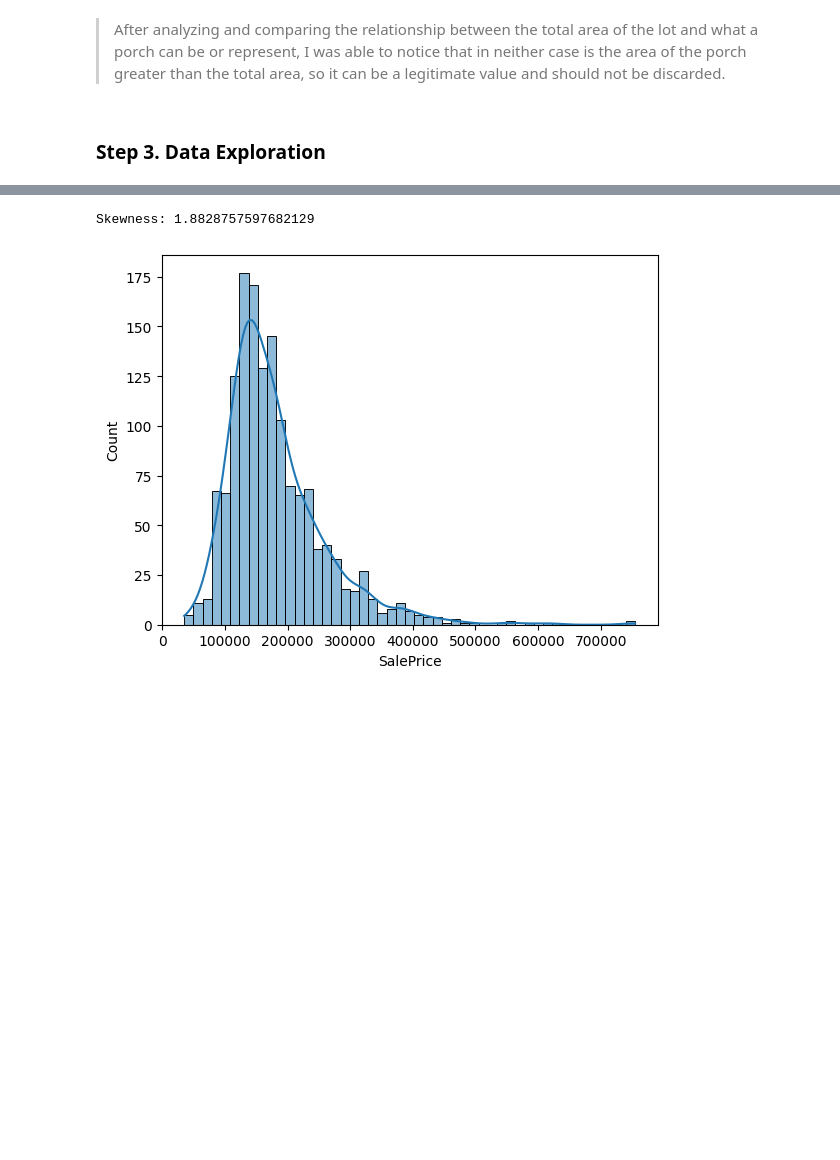
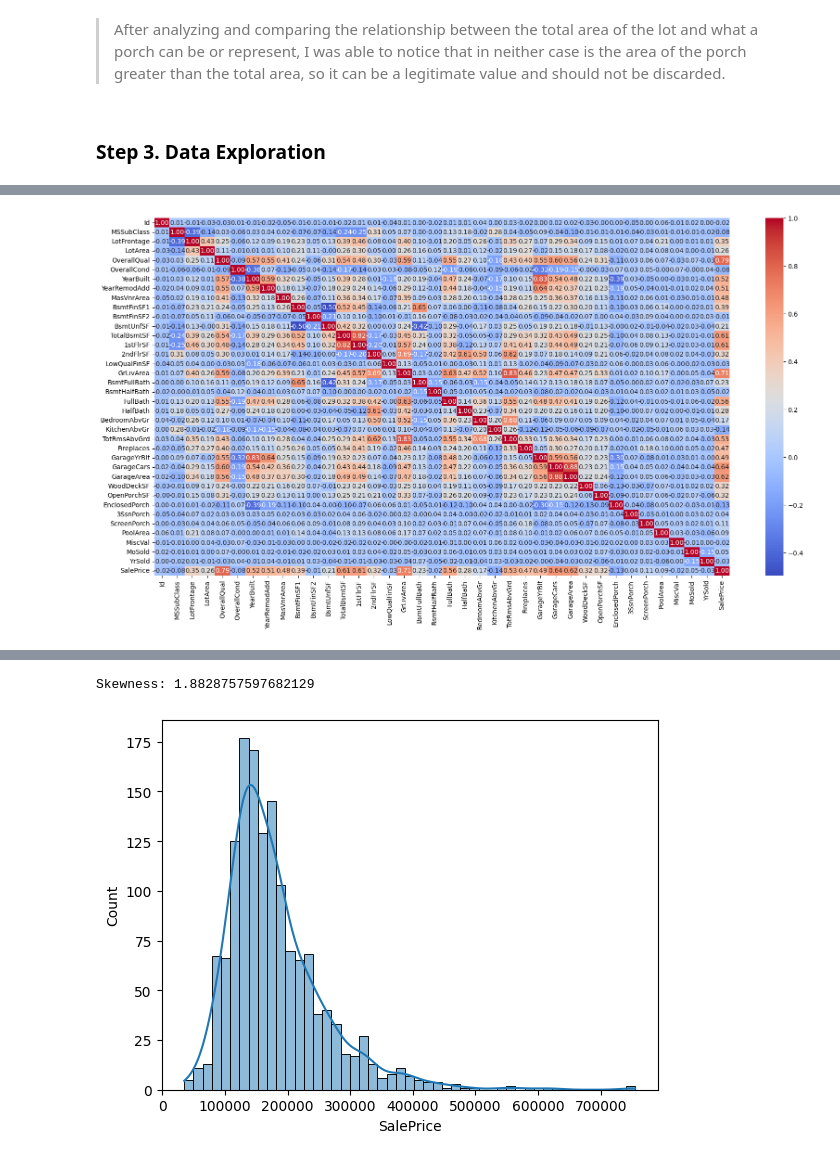
Before and after one commit to CarlosMEbratt/House-Prices---Advanced-Regression, a Jupyter notebook: main.ipynb, the cells around one changed output, grey strips where cells are left out. Cells and saved outputs as stored; diff of their text form; code cells hidden in the pictures; blank space fills up the shorter version.

```diff
--- a/main.ipynb
+++ b/main.ipynb
@@ -331,0 +334,4 @@ Name: count, dtype: int64
+# %%
+# Selecting jsut the numerical columns
+df_num = df.select_dtypes(include=['int64', 'float64'])
+df_num.columns
@@ -331,0 +348,11 @@ Name: count, dtype: int64
+# %%
+# Checking the correlation between the columns
+correlation = df_num.corr()
+correlation
+
+# Plotting the heatmap of the correlation
+plt.figure(figsize=(20, 10))
+sns.heatmap(correlation, annot=True, cmap='coolwarm',  fmt=".2f")
+plt.show()
+# %% [output]
+[figure, added]
```
Also changed, not shown: parts of 7 cells of this notebook.
